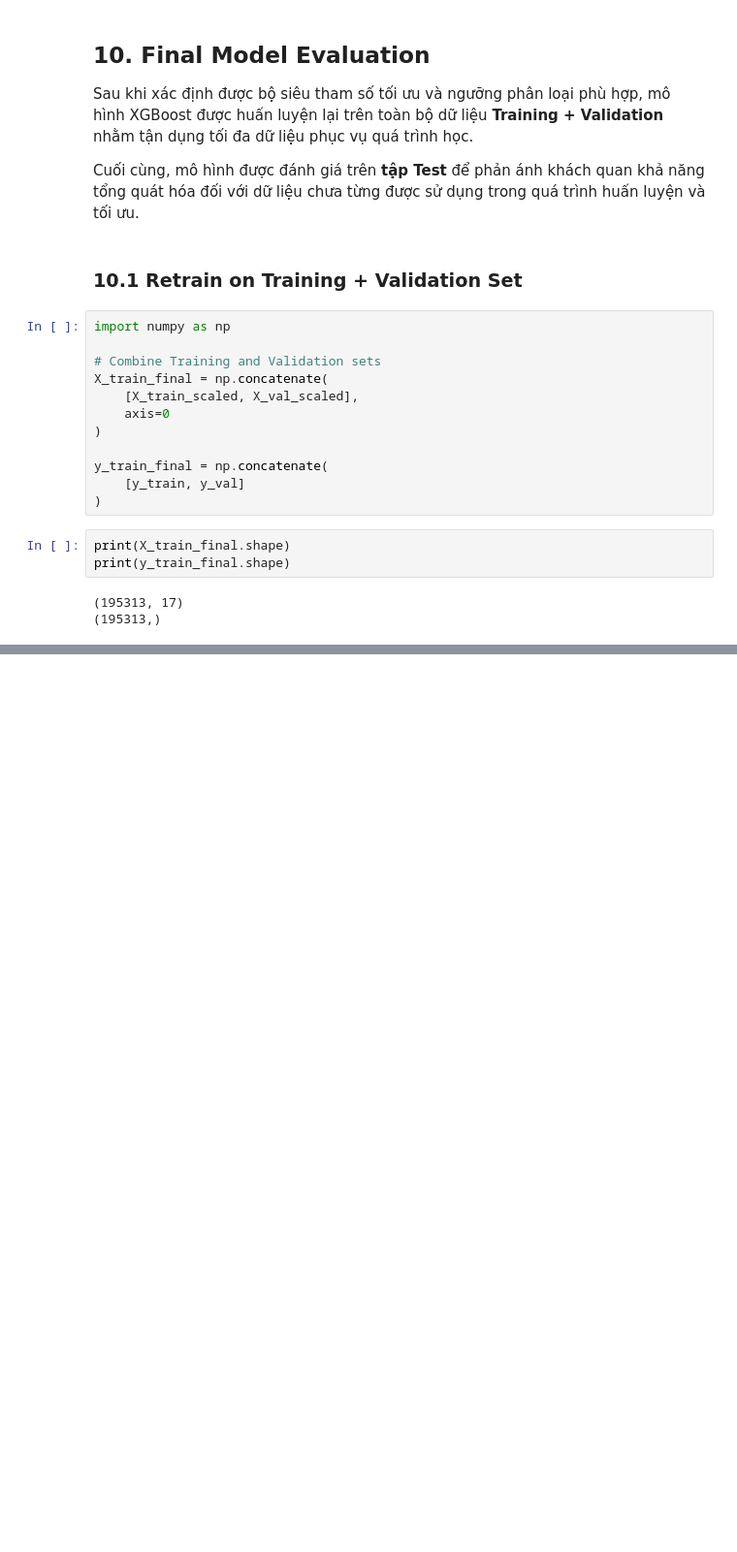
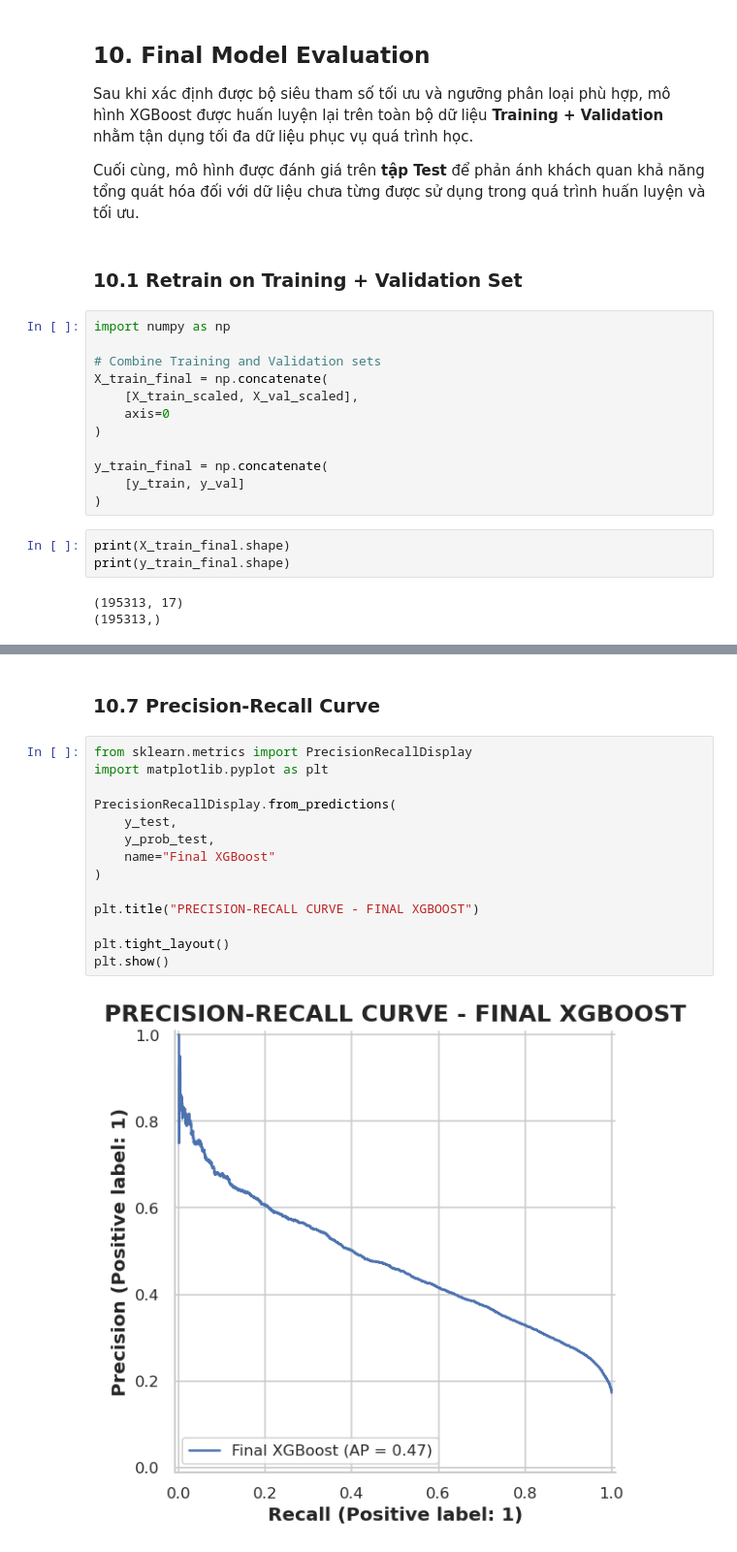
Before and after one commit to Nhungktn/Diabetes-Risk-Prediction, a Jupyter notebook: Diabetes_Risk_Prediction.ipynb, the cells around one changed output, grey strips where cells are left out. Shown at 97% size. Drawn from its saved outputs; the diff is of its cells as text; blank space fills up the shorter version.

```diff
--- a/Diabetes_Risk_Prediction.ipynb
+++ b/Diabetes_Risk_Prediction.ipynb
@@ -1654,0 +1864,18 @@ print(y_train_final.shape)
+# %% [markdown]
+### **10.7 Precision-Recall Curve**
+# %%
+from sklearn.metrics import PrecisionRecallDisplay
+import matplotlib.pyplot as plt
+
+PrecisionRecallDisplay.from_predictions(
+    y_test,
+    y_prob_test,
+    name="Final XGBoost"
+)
+
+plt.title("PRECISION-RECALL CURVE - FINAL XGBOOST")
+
+plt.tight_layout()
+plt.show()
+# %% [output]
+[figure, added]
```
Also changed, not shown: parts of 42 cells of this notebook, 6 other files.
